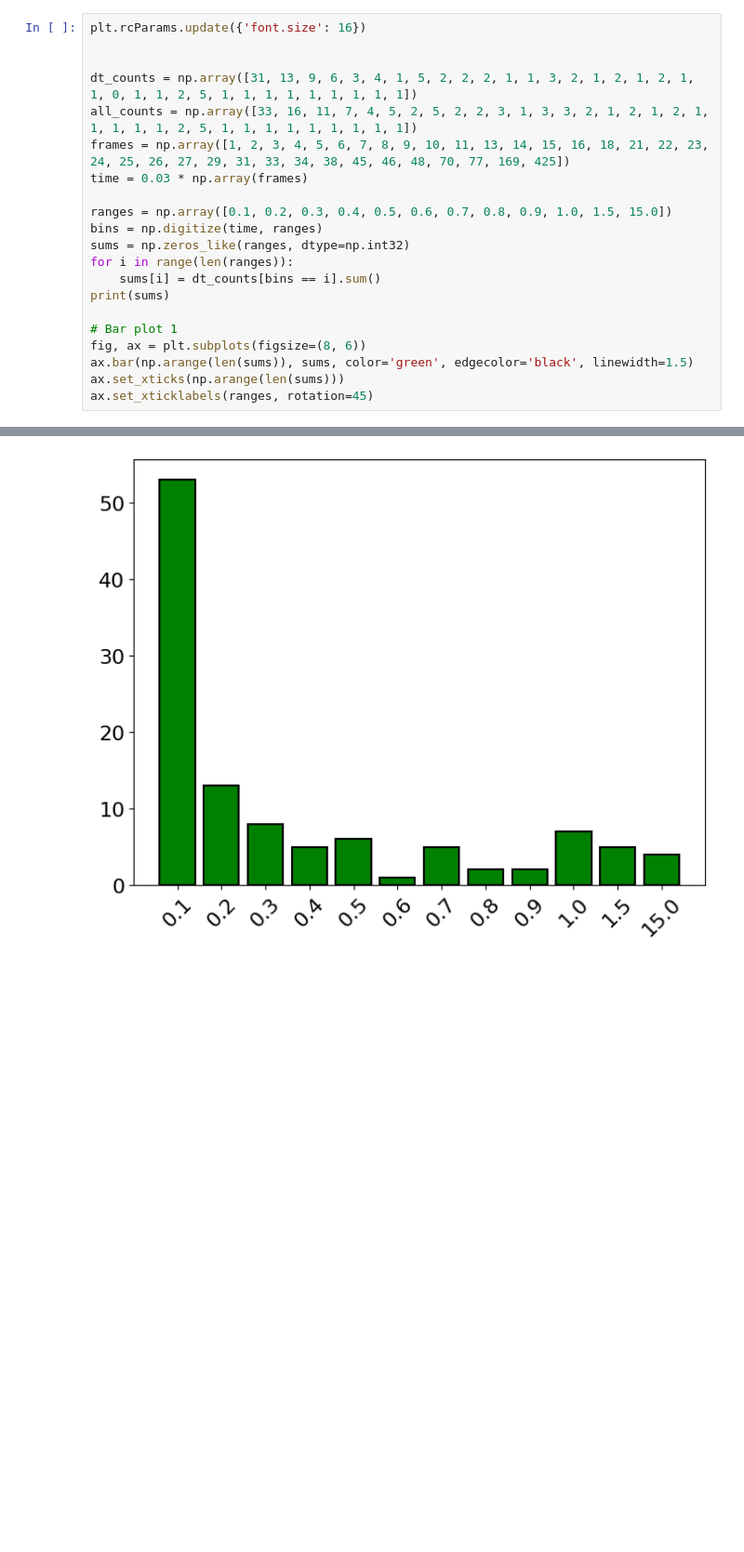
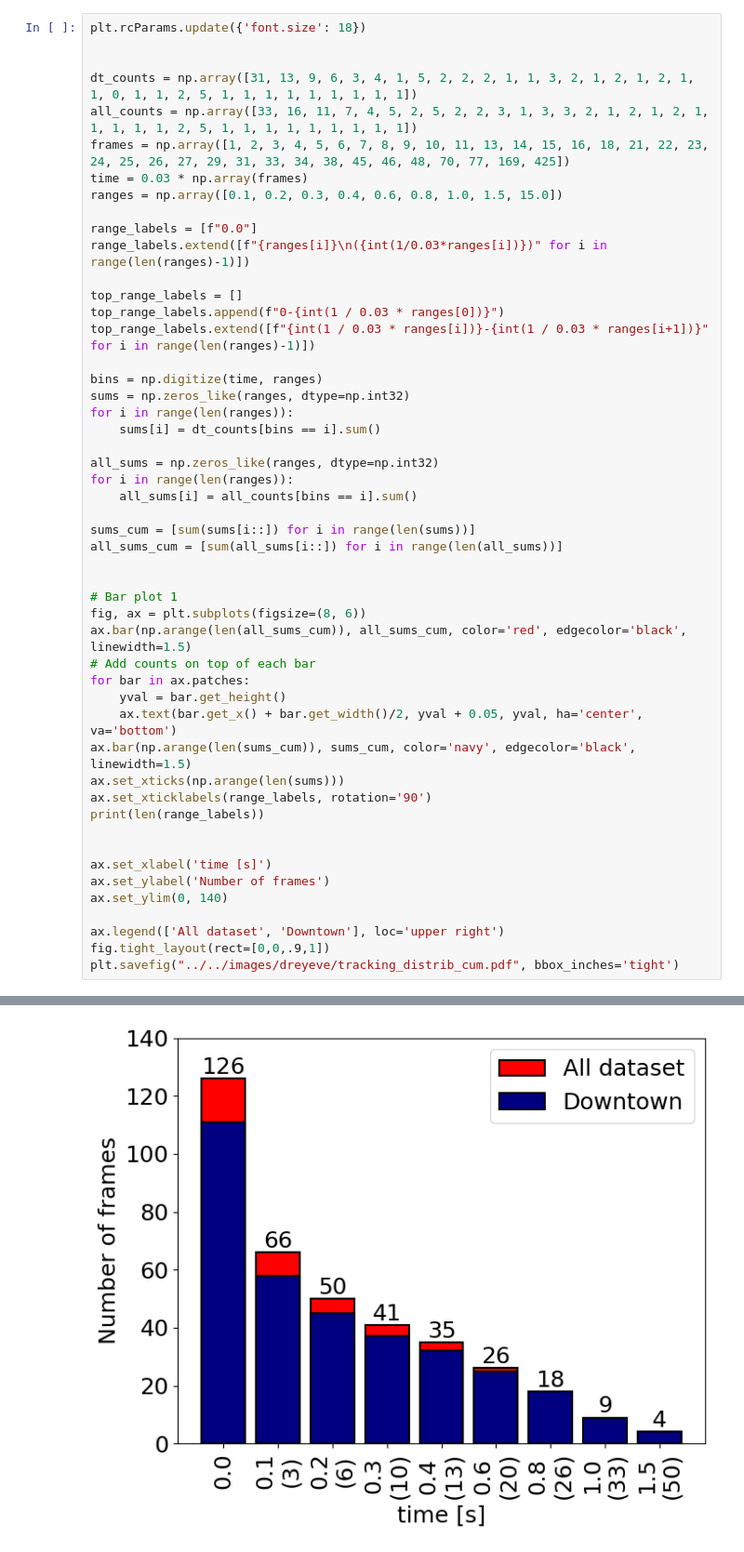
Before and after one commit to alberto-trabacchin/vision-adas-thesis, a Jupyter notebook: code/dreyeve/data_distrib.ipynb, the cells around one changed output, grey strips where cells are left out. Shown: that part at 93% size. Drawn from its saved outputs; the diff is of its cells as text; blank space fills up the shorter version.

```diff
--- a/code/dreyeve/data_distrib.ipynb
+++ b/code/dreyeve/data_distrib.ipynb
@@ -70,22 +119,51 @@ plt.show()
 # %%
-plt.rcParams.update({'font.size': 16})
+plt.rcParams.update({'font.size': 18})
 
 
 dt_counts = np.array([31, 13, 9, 6, 3, 4, 1, 5, 2, 2, 2, 1, 1, 3, 2, 1, 2, 1, 2, 1, 1, 0, 1, 1, 2, 5, 1, 1, 1, 1, 1, 1, 1, 1, 1])
 all_counts = np.array([33, 16, 11, 7, 4, 5, 2, 5, 2, 2, 3, 1, 3, 3, 2, 1, 2, 1, 2, 1, 1, 1, 1, 1, 2, 5, 1, 1, 1, 1, 1, 1, 1, 1, 1])
 frames = np.array([1, 2, 3, 4, 5, 6, 7, 8, 9, 10, 11, 13, 14, 15, 16, 18, 21, 22, 23, 24, 25, 26, 27, 29, 31, 33, 34, 38, 45, 46, 48, 70, 77, 169, 425])
 time = 0.03 * np.array(frames)
+ranges = np.array([0.1, 0.2, 0.3, 0.4, 0.6, 0.8, 1.0, 1.5, 15.0])
 
-ranges = np.array([0.1, 0.2, 0.3, 0.4, 0.5, 0.6, 0.7, 0.8, 0.9, 1.0, 1.5, 15.0])
+range_labels = [f"0.0"]
+range_labels.extend([f"{ranges[i]}\n({int(1/0.03*ranges[i])})" for i in range(len(ranges)-1)])
+
+top_range_labels = []
+top_range_labels.append(f"0-{int(1 / 0.03 * ranges[0])}")
+top_range_labels.extend([f"{int(1 / 0.03 * ranges[i])}-{int(1 / 0.03 * ranges[i+1])}" for i in range(len(ranges)-1)])
+
 bins = np.digitize(time, ranges)
 sums = np.zeros_like(ranges, dtype=np.int32)
 for i in range(len(ranges)):
     sums[i] = dt_counts[bins == i].sum()
-print(sums)
+
+all_sums = np.zeros_like(ranges, dtype=np.int32)
+for i in range(len(ranges)):
+    all_sums[i] = all_counts[bins == i].sum()
+
+sums_cum = [sum(sums[i::]) for i in range(len(sums))]
+all_sums_cum = [sum(all_sums[i::]) for i in range(len(all_sums))]
+
 
 # Bar plot 1
 fig, ax = plt.subplots(figsize=(8, 6))
-ax.bar(np.arange(len(sums)), sums, color='green', edgecolor='black', linewidth=1.5)
+ax.bar(np.arange(len(all_sums_cum)), all_sums_cum, color='red', edgecolor='black', linewidth=1.5)
+# Add counts on top of each bar
+for bar in ax.patches:
+    yval = bar.get_height()
+    ax.text(bar.get_x() + bar.get_width()/2, yval + 0.05, yval, ha='center', va='bottom')
+ax.bar(np.arange(len(sums_cum)), sums_cum, color='navy', edgecolor='black', linewidth=1.5)
 ax.set_xticks(np.arange(len(sums)))
-ax.set_xticklabels(ranges, rotation=45)
+ax.set_xticklabels(range_labels, rotation='90')
+print(len(range_labels))
+
+
+ax.set_xlabel('time [s]')
+ax.set_ylabel('Number of frames')
+ax.set_ylim(0, 140)
+
+ax.legend(['All dataset', 'Downtown'], loc='upper right')
+fig.tight_layout(rect=[0,0,.9,1])
+plt.savefig("../../images/dreyeve/tracking_distrib_cum.pdf", bbox_inches='tight')
 # %% [output]
@@ -105 +171 @@ ax.set_xticklabels(ranges, rotation=45)
-[figure, old version]
+[figure, new version]
```
Also changed, not shown: parts of 2 cells of this notebook, 8 other files.
